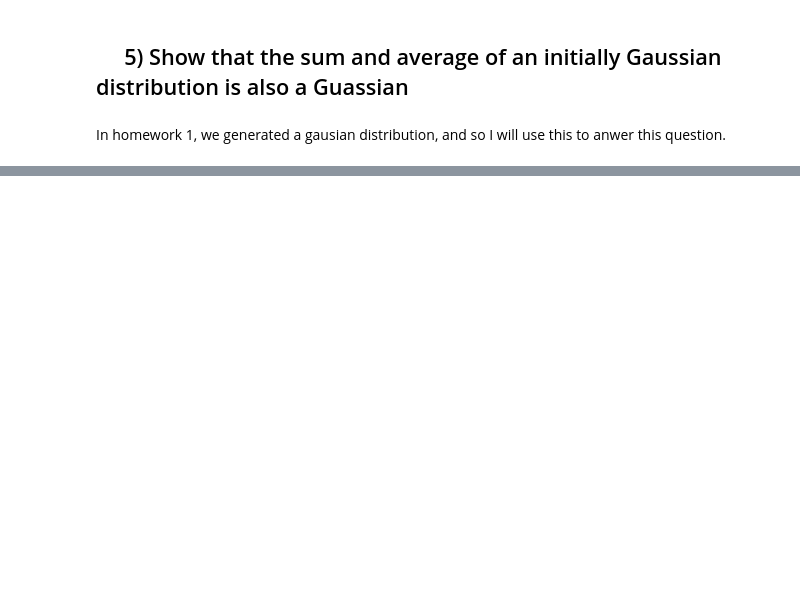
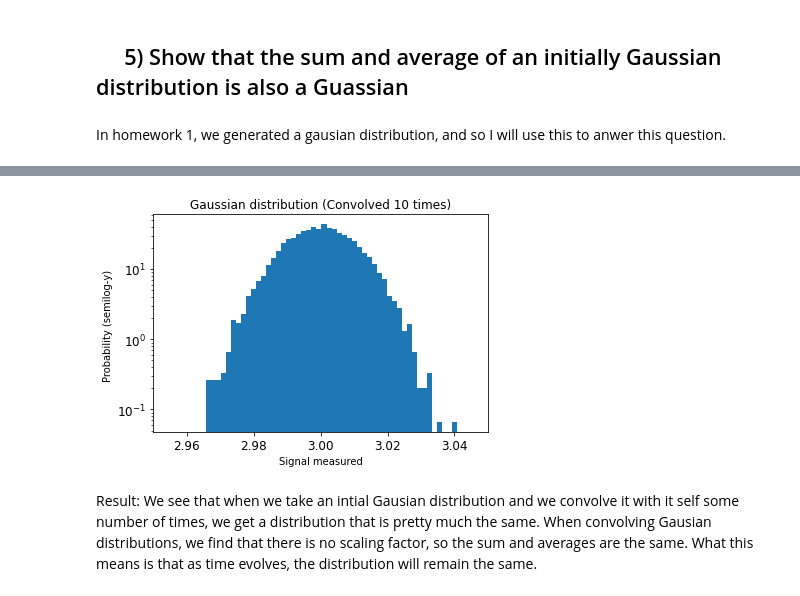
Before and after one commit to MinniVan/PHYS-434, a Jupyter notebook: homework_2.ipynb, the cells around one changed output, grey strips where cells are left out. Saved outputs shown, nothing was run; the diff lists cells and outputs as text; code cells hidden in the pictures; blank space fills up the shorter version.

```diff
--- a/homework_2.ipynb
+++ b/homework_2.ipynb
@@ -143,0 +151,13 @@ plt.show()
+# %%
+ax = plt.hist(d,50, density=True)
+plt.yscale('log')
+plt.tick_params(labelsize = 12)
+plt.xlim([2.95,3.05])
+plt.xlabel("Signal measured")
+plt.ylabel("Probability (semilog-y) ")
+plt.title("Gaussian distribution (Convolved 10 times)")
+plt.show()
+# %% [output]
+[figure, added]
+# %% [markdown]
+Result: We see that when we take an intial Gausian distribution and we convolve it with it self some number of times, we get a distribution that is pretty much the same. When convolving Gausian distributions, we find that there is no scaling factor, so the sum and averages are the same. What this means is that as time evolves, the distribution will remain the same.
```
Also changed, not shown: parts of 12 cells of this notebook, 1 other file.
